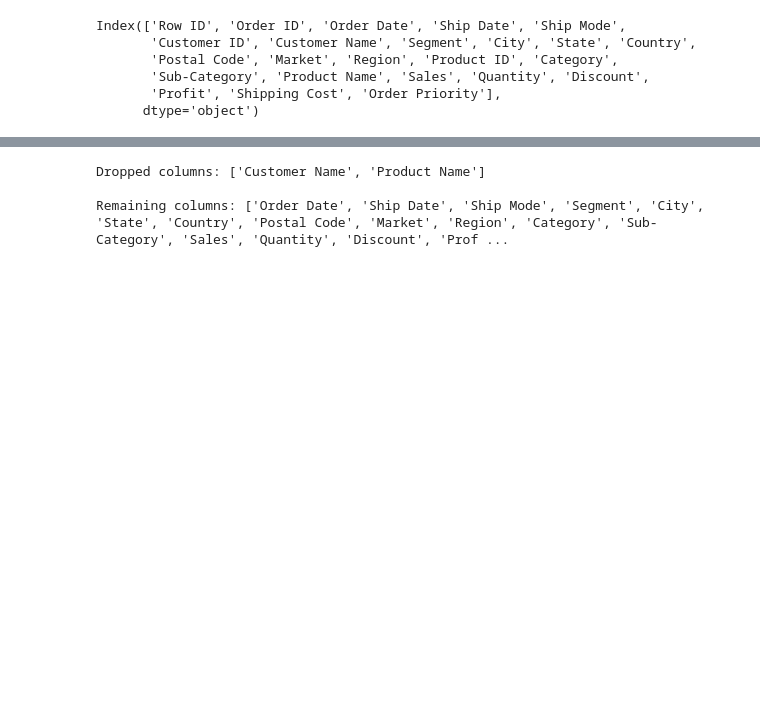
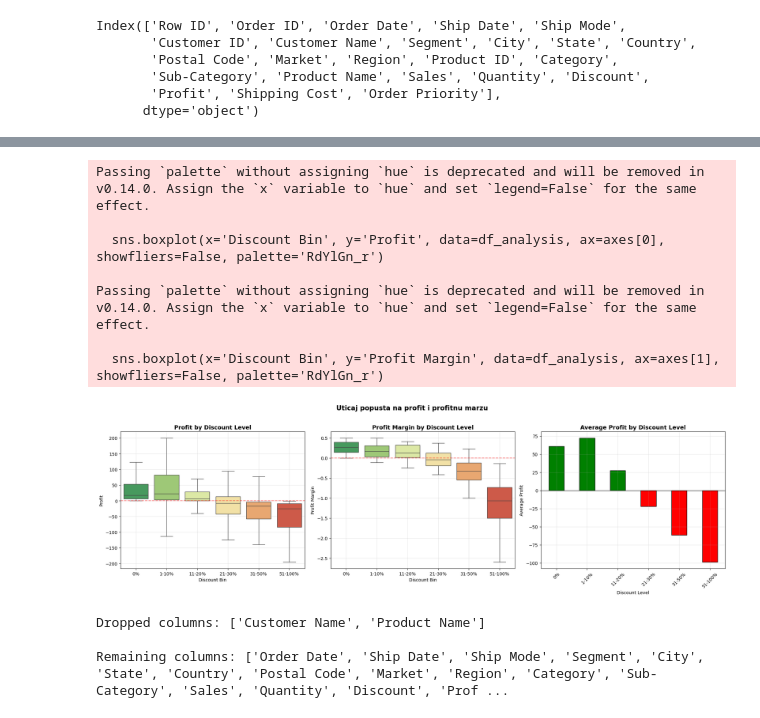
Before and after one commit to anastasijasavov/machine-learning, a Jupyter notebook: notebooks/global_superstore.ipynb, the cells around one changed output, grey strips where cells are left out. Cells and saved outputs as stored; diff of their text form; code cells hidden in the pictures; blank space fills up the shorter version.

```diff
--- a/notebooks/global_superstore.ipynb
+++ b/notebooks/global_superstore.ipynb
@@ -77,3 +115,47 @@ Converted to milliseconds: ['Order Date', 'Ship Date']
+# %%
+# Impact of Discount on Profit and Profit Margin
+df_analysis['Discount Bin'] = pd.cut(df_analysis['Discount'], bins=[-0.01, 0, 0.1, 0.2, 0.3, 0.5, 1.0],
+                                      labels=['0%', '1-10%', '11-20%', '21-30%', '31-50%', '51-100%'])
+
+fig, axes = plt.subplots(1, 3, figsize=(20, 6))
+
+# Boxplot: Profit by Discount Bin
+sns.boxplot(x='Discount Bin', y='Profit', data=df_analysis, ax=axes[0], showfliers=False, palette='RdYlGn_r')
+axes[0].set_title('Profit by Discount Level', fontsize=13, fontweight='bold')
+axes[0].axhline(0, color='red', linestyle='--', alpha=0.5)
+axes[0].set_ylabel('Profit')
+axes[0].grid(True, alpha=0.3)
+
+# Boxplot: Profit Margin by Discount Bin
+sns.boxplot(x='Discount Bin', y='Profit Margin', data=df_analysis, ax=axes[1], showfliers=False, palette='RdYlGn_r')
+axes[1].set_title('Profit Margin by Discount Level', fontsize=13, fontweight='bold')
+axes[1].axhline(0, color='red', linestyle='--', alpha=0.5)
+axes[1].set_ylabel('Profit Margin')
+axes[1].grid(True, alpha=0.3)
+
+# Bar chart: Average Profit by Discount Bin
+avg_profit = df_analysis.groupby('Discount Bin')['Profit'].mean()
+colors = ['green' if v > 0 else 'red' for v in avg_profit.values]
+avg_profit.plot(kind='bar', ax=axes[2], color=colors, edgecolor='black')
+axes[2].set_title('Average Profit by Discount Level', fontsize=13, fontweight='bold')
+axes[2].axhline(0, color='black', linestyle='-', linewidth=0.8)
+axes[2].set_ylabel('Average Profit')
+axes[2].set_xlabel('Discount Level')
+axes[2].tick_params(axis='x', rotation=45)
+axes[2].grid(True, alpha=0.3)
+
+plt.suptitle('Uticaj popusta na profit i profitnu marzu', fontsize=15, fontweight='bold', y=1.02)
+plt.tight_layout()
+plt.show()
+# %% [output]
+Passing `palette` without assigning `hue` is deprecated and will be removed in v0.14.0. Assign the `x` variable to `hue` and set `legend=False` for the same effect.
+
+  sns.boxplot(x='Discount Bin', y='Profit', data=df_analysis, ax=axes[0], showfliers=False, palette='RdYlGn_r')
+
+Passing `palette` without assigning `hue` is deprecated and will be removed in v0.14.0. Assign the `x` variable to `hue` and set `legend=False` for the same effect.
+
+  sns.boxplot(x='Discount Bin', y='Profit Margin', data=df_analysis, ax=axes[1], showfliers=False, palette='RdYlGn_r')
+[figure, added]
 # %%
 # Drop customer name and product name columns
 name_columns = ['Customer Name', 'Product Name']
```
Also changed, not shown: parts of 6 cells of this notebook.
